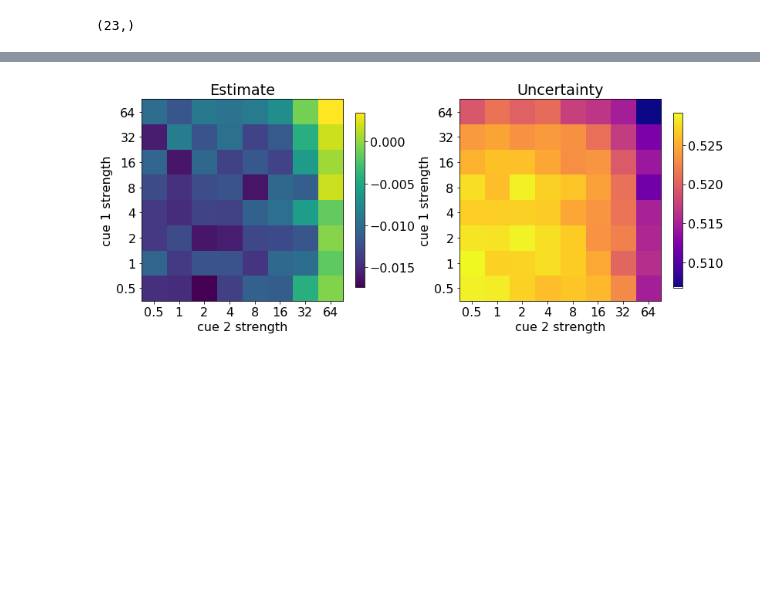
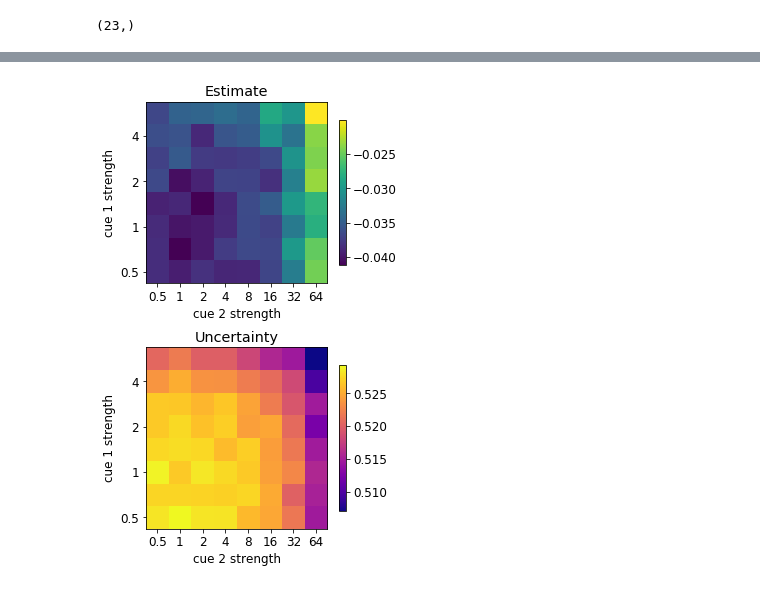
Before and after one commit to gongziyida/Modeling-Neural-Plasticity-with-Multisensory-Braitenberg-Vehicles, a Jupyter notebook: initial materials/cue_combination.ipynb, the cells around one changed output, grey strips where cells are left out. Saved outputs shown, nothing was run; the diff lists cells and outputs as text; code cells hidden in the pictures; blank space fills up the shorter version.

```diff
--- a/initial materials/cue_combination.ipynb
+++ b/initial materials/cue_combination.ipynb
@@ -62,7 +62,7 @@ def sim(yhat, a, l, sig, g, cues):
 # %%
 plt.rcParams.update({'font.size': 14})
 fig, ax = plt.subplots(1)
-fig.set_size_inches(6, 6)
+fig.set_size_inches(4, 4)
 for i in range(23):
     s = np.arange(-1.5, 1.5, 0.01)
     x = np.zeros(s.shape)
@@ -99,11 +99,11 @@ def estimate(g):
     uncertainty = np.sqrt((ss - estimate)**2 @ h / sumh)
     return estimate, uncertainty
 # %%
-def show_response(est, unc, pad=1.1):
-    plt.rcParams.update({'font.size': 16})
-    fig, ax = plt.subplots(1, 2)
-    fig.set_size_inches(12, 6)
-    fig.tight_layout(pad=pad)
+def show_response(est, unc):
+    plt.rcParams.update({'font.size': 12})
+    fig, ax = plt.subplots(2, 1)
+    fig.set_size_inches(4, 7)
+    fig.tight_layout()
     im = ax[0].imshow(est, cmap='viridis')
     ax[0].set_title('Estimate')
     fig.colorbar(im, ax=ax[0], shrink=0.7)
@@ -152,10 +152,10 @@ show_response(est, unc)
 # %%
 a = 0.01
 l = 0.001
 est = np.zeros([8, 8])
 unc = np.zeros([8, 8])
 for i, j in product(range(8), repeat = 2):
     est[i, j], unc[i, j] = estimate((0.5 * 2**i, 0.5 * 2**j))
-show_response(est + 0.025, unc, 2.5)
+show_response(est, unc)
 # %% [output]
-[figure, old version]
+[figure, new version]
```
Also changed, not shown: parts of 4 cells of this notebook, 2 other files.
